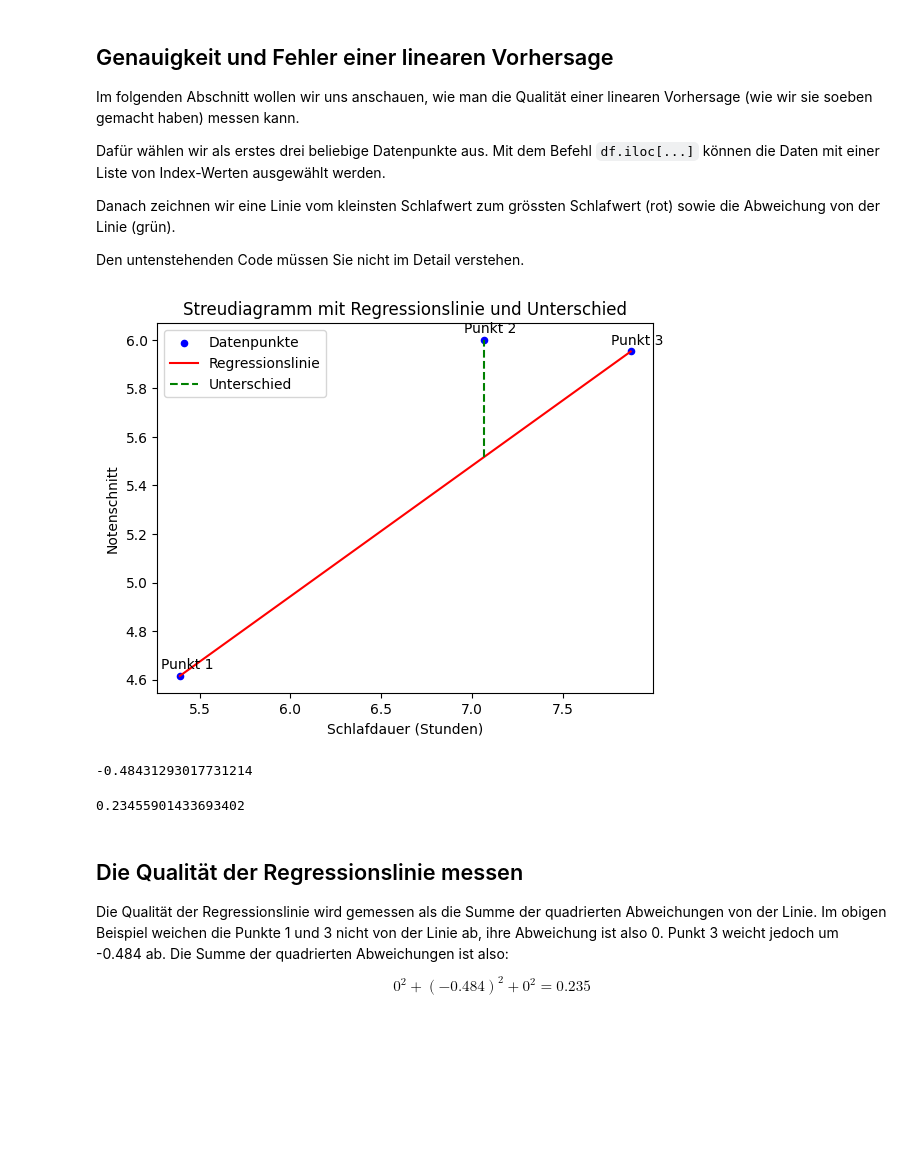
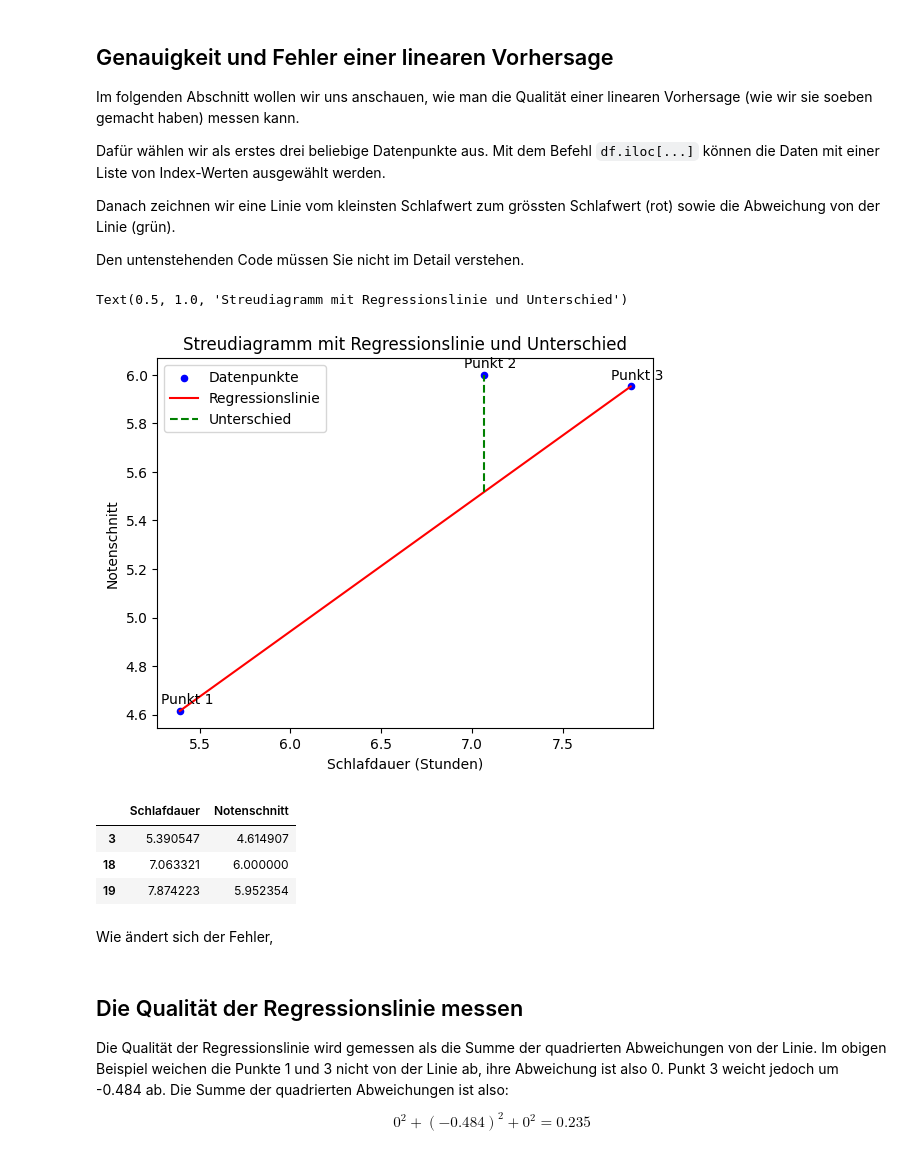
Before and after one commit to CyrilWendl/data-science-jupyter, a Jupyter notebook: content/3a - Lineare Regression Beispiel.ipynb, the cells around one changed output. Cells and saved outputs as stored; diff of their text form; code cells hidden in the pictures; blank space fills up the shorter version.

```diff
--- a/content/3 - Lineare Regression Beispiel.ipynb
+++ b/content/3a - Lineare Regression Beispiel.ipynb
@@ -86,7 +154,15 @@ df_sample.plot.scatter(x="Schlafdauer", y="Notenschnitt",
 # Regressionslinie zwischen minimaler und maximaler Schlafdauer zeichnen
 x_min_max = [df_sample["Schlafdauer"].iloc[0], df_sample["Schlafdauer"].iloc[-1]]
 y_min_max = [df_sample["Notenschnitt"].iloc[0], df_sample["Notenschnitt"].iloc[-1]]
-plt.plot(x_min_max, y_min_max, color="red", label="Regressionslinie")
+
+# berechne Regressionsparameter m und q
+m = (y_min_max[1] - y_min_max[0]) / (x_min_max[1] - x_min_max[0])
+q = y_min_max[0] - m * x_min_max[0]
+
+# Linie zeichnen basierend auf m und q
+x_values = [x_min_max[0], x_min_max[1]]
+y_values = [m * x + q for x in x_values]
+plt.plot(x_values, y_values, color="red", label="Regressionslinie")
 
 # Punkte beschriften
 for i, (x, y) in enumerate(zip(df_sample["Schlafdauer"], df_sample["Notenschnitt"])):
@@ -110,18 +186,24 @@ plt.xlabel("Schlafdauer (Stunden)")
 plt.ylabel("Notenschnitt")
 plt.legend()
 plt.title("Streudiagramm mit Regressionslinie und Unterschied")
-plt.show()
 # %% [output]
+Text(0.5, 1.0, 'Streudiagramm mit Regressionslinie und Unterschied')
 [figure]
+# %%
+# die drei ausgewählten Punkte anzeigen
+df_sample
+# %% [output]
+|  | Schlafdauer | Notenschnitt |
+| 3 | 5.390547 | 4.614907 |
+| 18 | 7.063321 | 6.000000 |
+| 19 | 7.874223 | 5.952354 |
 # %%
-# Abweichung des Punkts 2
-predicted_y - middle_y
+# berechne die vorhergesagten Notenschnitte für die drei Punkte
+df_sample["Vorhersage"] = m * df_sample["Schlafdauer"] + q
+# berechne den Unterschied zwischen den tatsächlichen und vorhergesagten Notenschnitten
+df_sample["Unterschied"] = df_sample["Notenschnitt"] - df_sample["Vorhersage"]
-# %% [output]
--0.48431293017731214
-# %%
-(-0.48431293017731214)**2
-# %% [output]
-0.23455901433693402
+# %% [markdown]
+Wie ändert sich der Fehler,
 # %% [markdown]
 ## Die Qualität der Regressionslinie messen
 
```
Also changed, not shown: parts of 16 cells of this notebook, 3 other files.
